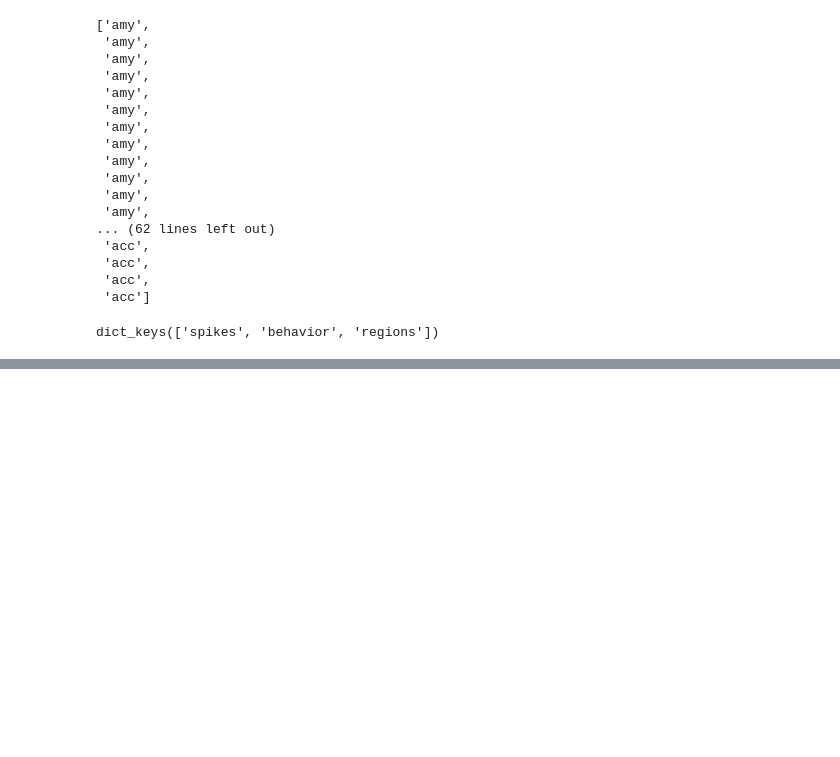
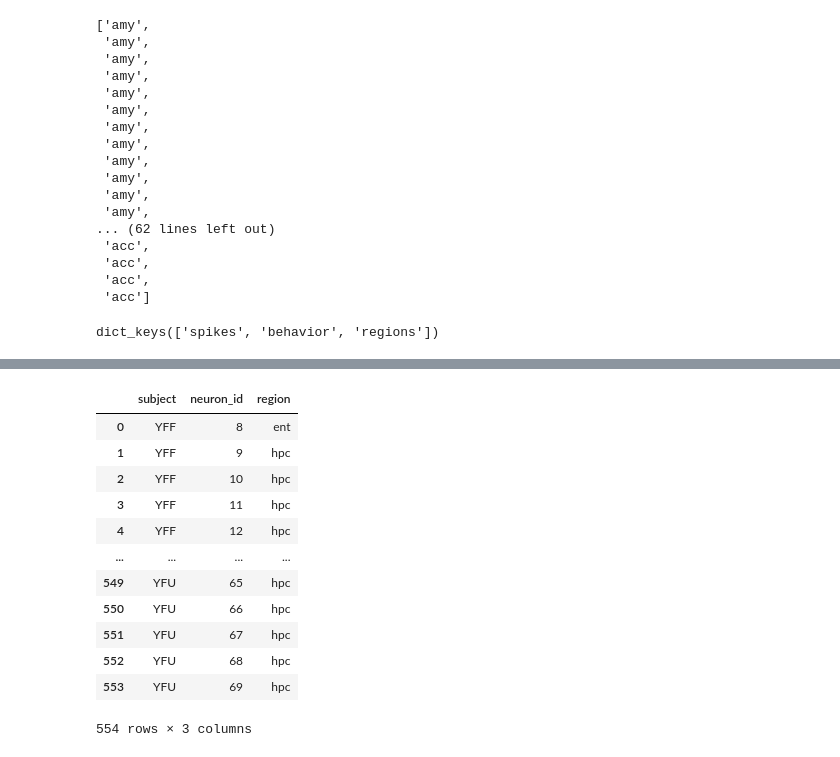
Before and after one commit to Shafiq-Abdu/number-simplex-reproduction, a Jupyter notebook: notebooks/02_arithmetic_spike_anlyse.ipynb, the cells around one changed output, grey strips where cells are left out. Cells and saved outputs as stored; diff of their text form; code cells hidden in the pictures; blank space fills up the shorter version.

```diff
--- a/notebooks/02_arithmetic_spike_anlyse.ipynb
+++ b/notebooks/02_arithmetic_spike_anlyse.ipynb
@@ -3061,0 +3064,8 @@ dict_keys(['spikes', 'behavior', 'regions'])
+# %%
+all_regions = set()
+
+for subject, data in all_subject_data.items():
+    all_regions.update(data["regions"])
+
+print("All region labels in dataset:")
+print(sorted(all_regions))
@@ -3061,0 +3107,34 @@ dict_keys(['spikes', 'behavior', 'regions'])
+# %%
+mtl_regions = {"hpc", "ent", "amy", "para-hpc"}
+# %%
+mtl_rows = []
+
+for subject, data in all_subject_data.items():
+
+    for neuron_id, region in enumerate(data["regions"]):
+
+        if region in mtl_regions:
+
+            mtl_rows.append({
+                "subject": subject,
+                "neuron_id": neuron_id,
+                "region": region
+            })
+
+mtl_neurons = pd.DataFrame(mtl_rows)
+
+print("Total MTL neurons:", len(mtl_neurons))
+
+print("\nMTL neurons by region:")
+print(
+    mtl_neurons["region"]
+    .value_counts()
+    .sort_index()
+)
+
+print("\nMTL neurons by subject:")
+print(
+    mtl_neurons["subject"]
+    .value_counts()
+    .sort_index()
+)
@@ -3061,0 +3159,16 @@ dict_keys(['spikes', 'behavior', 'regions'])
+# %%
+(mtl_neurons)
+# %% [output]
+|  | subject | neuron_id | region |
+| 0 | YFF | 8 | ent |
+| 1 | YFF | 9 | hpc |
+| 2 | YFF | 10 | hpc |
+| 3 | YFF | 11 | hpc |
+| 4 | YFF | 12 | hpc |
+| ... | ... | ... | ... |
+| 549 | YFU | 65 | hpc |
+| 550 | YFU | 66 | hpc |
+| 551 | YFU | 67 | hpc |
+| 552 | YFU | 68 | hpc |
+| 553 | YFU | 69 | hpc |
+554 rows × 3 columns
```
Also changed, not shown: parts of 17 cells of this notebook, 1 other file.
